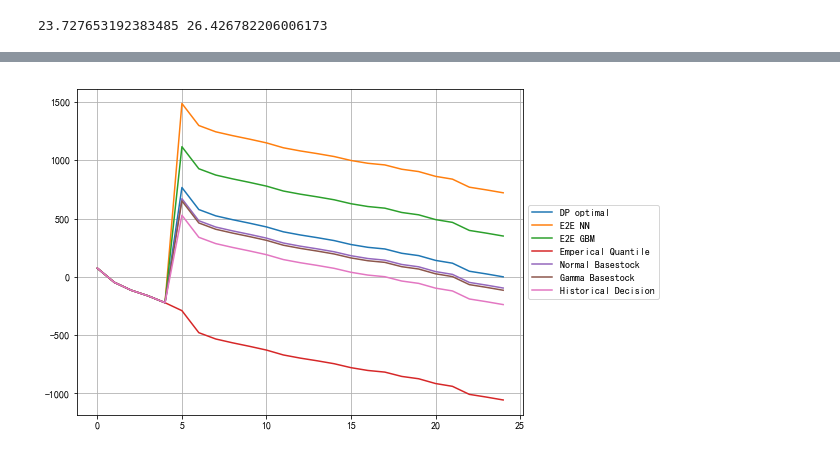
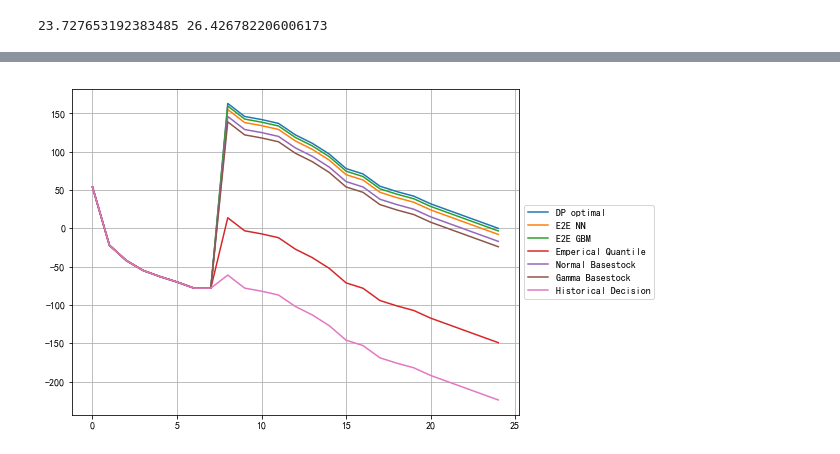
Before and after one commit to schemmy/e2e, a Jupyter notebook: construction/nn_v2.ipynb, the cells around one changed output, grey strips where cells are left out. Drawn from its saved outputs; the diff is of its cells as text; code cells hidden in the pictures.

```diff
--- a/construction/nn_v2.ipynb
+++ b/construction/nn_v2.ipynb
@@ -119,8 +123,8 @@ feature_list =  VLT_FEA + SF_FEA + MORE_FEA + IS_FEA
 # %%
-low_qtl = o1[feature_list+LABEL].quantile(0.01)
-hgh_qtl = o1[feature_list+LABEL].quantile(0.98)
+low_qtl = o1[VLT_FEA + SF_FEA + MORE_FEA].quantile(0.01)
+hgh_qtl = o1[VLT_FEA + SF_FEA + MORE_FEA].quantile(0.98)
 o2 = o1.copy()
-o2.loc[:, feature_list+LABEL] = o1[feature_list+LABEL].clip(low_qtl, hgh_qtl, axis=1)
+o2.loc[:, VLT_FEA + SF_FEA + MORE_FEA] = o1[VLT_FEA + SF_FEA + MORE_FEA].clip(low_qtl, hgh_qtl, axis=1)
 # %%
 df_train = o2[o2['sku_id'].isin(sku_train)]
 df_test = o2[o2['sku_id'].isin(sku_test)]
@@ -425,2 +365,10 @@ df_cost['Std_sales']=df_holding['Std_sales']=df_back['Std_sales']=df_stockout['S
+# %%
+o4['gbm_pred'] = (gbm_pred['prediction'] - o4['initial_stock']).clip(0)
+# o4['gbm_pred'] = gbm_pred['prediction'].clip(0)
+o4['E2E_GBM_inv_f'], o4['E2E_GBM_inv'] = zip(*o4.apply(get_inv, name='gbm_pred',  axis=1))
+
+o4['nn_pred'] = (pred['prediction'] - o4['initial_stock']).clip(0)
+# o4['nn_pred'] = pred['prediction'].clip(0)
+o4['E2E_NN_inv_f'], o4['E2E_NN_inv'] = zip(*o4.apply(get_inv, name='nn_pred', axis=1))
 # %%
 def get_inv(x, name):
@@ -529,17 +462,17 @@ pd.DataFrame({'Total': df_cost[['OPT','E2E_NN','E2E_GBM','EQ','Normal','Gamma','
 # %%
-tt = o4.iloc[300,:]
+tt = o4.iloc[305,:]
 fig, ax1 = plt.subplots(figsize=(8, 6))
-ax1.plot(tt['OPT_inv'], label = 'DP optimal')
-ax1.plot(tt['E2E_NN_inv'], label = 'E2E NN')
-ax1.plot(tt['E2E_GBM_inv'], label = 'E2E GBM')
-ax1.plot(tt['EQ_inv'], label = 'Emperical Quantile')
-ax1.plot(tt['Normal_inv'], label = 'Normal Basestock')
-ax1.plot(tt['Gamma_inv'], label = 'Gamma Basestock')
-ax1.plot(tt['Hist_inv'], label = 'Historical Decision')
+ax1.plot(tt['OPT_inv_f'], label = 'DP optimal')
+ax1.plot(tt['E2E_NN_inv_f'], label = 'E2E NN')
+ax1.plot(tt['E2E_GBM_inv_f'], label = 'E2E GBM')
+ax1.plot(tt['EQ_inv_f'], label = 'Emperical Quantile')
+ax1.plot(tt['Normal_inv_f'], label = 'Normal Basestock')
+ax1.plot(tt['Gamma_inv_f'], label = 'Gamma Basestock')
+ax1.plot(tt['Hist_inv_f'], label = 'Historical Decision')
 ax1.legend(loc='center left', bbox_to_anchor=(1.0, 0.5))
 ax1.grid(True)
 # %% [output]
-[figure, old version]
+[figure, new version]
 # %%
 co_qtl = df_cost.iloc[:,2:].quantile(np.linspace(0, 1, 11), numeric_only=False)
 hd_qtl = df_holding.iloc[:,2:].quantile(np.linspace(0, 1, 11), numeric_only=False)
```
Also changed, not shown: parts of 25 cells of this notebook, 2 other files.
